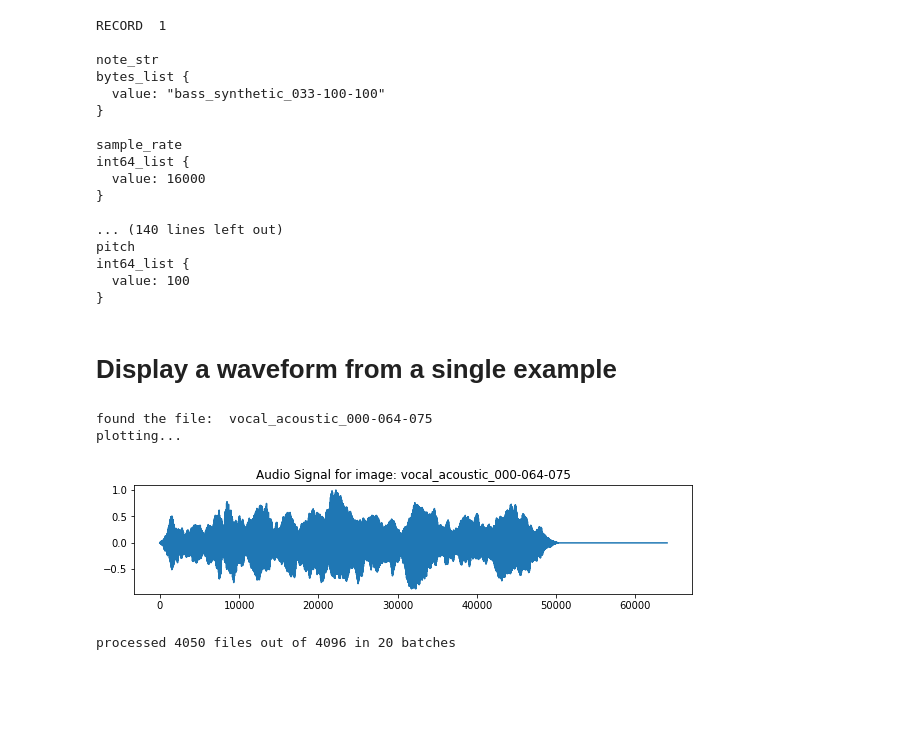
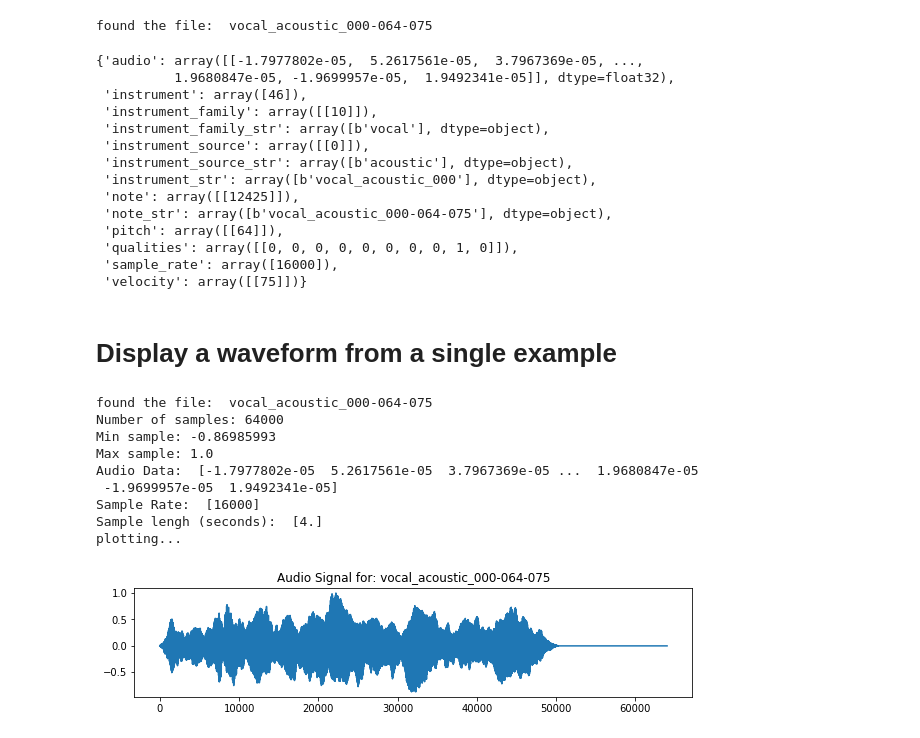
Before and after one commit to sammywachtel/udacity_capstone, a Jupyter notebook: visualizations.ipynb, the cells around one changed output. Saved outputs shown, nothing was run; the diff lists cells and outputs as text; code cells hidden in the pictures; blank space fills up the shorter version.

Commit message:
type: feature body: adding to the visualizations used in study report

```diff
--- a/visualizations.ipynb
+++ b/visualizations.ipynb
@@ -12,25 +12,27 @@ importlib.reload(audio_utils)
 importlib.reload(general_utils)
 tf.enable_eager_execution()
 # %%
-
+importlib.reload(audio_utils)
+importlib.reload(general_utils)
 #testData = tf.data.TFRecordDataset("data/nsynth-test.tfrecord")
 tf_record_file = "data/nsynth-test.tfrecord"
-general_utils.list_data_in_tfrecord(tf_record_file, 2)
+#general_utils.list_data_in_tfrecord(tf_record_file, 2)
+
+audio_name = 'vocal_acoustic_000-064-075'
+general_utils.get_data_from_tfrecord_by_note_str(audio_name, tf_record_file)
 # %% [output]
-RECORD  1
-
-note_str
-bytes_list {
-  value: "bass_synthetic_033-100-100"
-}
-
-sample_rate
-int64_list {
-  value: 16000
-}
-
-... (140 lines left out)
-pitch
-int64_list {
-  value: 100
-}
+found the file:  vocal_acoustic_000-064-075
+{'audio': array([[-1.7977802e-05,  5.2617561e-05,  3.7967369e-05, ...,
+          1.9680847e-05, -1.9699957e-05,  1.9492341e-05]], dtype=float32),
+ 'instrument': array([46]),
+ 'instrument_family': array([[10]]),
+ 'instrument_family_str': array([b'vocal'], dtype=object),
+ 'instrument_source': array([[0]]),
+ 'instrument_source_str': array([b'acoustic'], dtype=object),
+ 'instrument_str': array([b'vocal_acoustic_000'], dtype=object),
+ 'note': array([[12425]]),
+ 'note_str': array([b'vocal_acoustic_000-064-075'], dtype=object),
+ 'pitch': array([[64]]),
+ 'qualities': array([[0, 0, 0, 0, 0, 0, 0, 0, 1, 0]]),
+ 'sample_rate': array([16000]),
+ 'velocity': array([[75]])}
@@ -49,16 +41,26 @@ int64_list {
 # %%
 importlib.reload(audio_utils)
 importlib.reload(general_utils)
 audio_name = 'vocal_acoustic_000-064-075'
-audio_data = audio_utils.get_audio_sample_by_name_from_tfrecord(audio_name,'data/nsynth-test.tfrecord')
-#print(data)
+audio_data, sample_rate, name = audio_utils.get_audio_sample_by_name_from_tfrecord(audio_name,'data/nsynth-test.tfrecord')
+print('Number of samples:', len(audio_data))
+print('Min sample:', min(audio_data))
+print('Max sample:', max(audio_data))
+print('Audio Data: ', audio_data)
+print('Sample Rate: ', sample_rate)
+print('Sample lengh (seconds): ', len(audio_data) / sample_rate)
 audio_utils.graph_wav(audio_data, audio_name)
 # %% [output]
 found the file:  vocal_acoustic_000-064-075
+Number of samples: 64000
+Min sample: -0.86985993
+Max sample: 1.0
+Audio Data:  [-1.7977802e-05  5.2617561e-05  3.7967369e-05 ...  1.9680847e-05
+ -1.9699957e-05  1.9492341e-05]
+Sample Rate:  [16000]
+Sample lengh (seconds):  [4.]
 plotting...
-[figure, old version]
+[figure, new version]
 # %%
 # unpack some spectograms
-audio_utils.write_spectograms_parallelized('data/nsynth-test.tfrecord', 'data/nsynth-test-spectrograms', 200)
+#audio_utils.write_spectograms_parallelized('data/nsynth-test.tfrecord', 'data/nsynth-test-spectrograms', 200)
-# %% [output]
-processed 4050 files out of 4096 in 20 batches
```
Also changed, not shown: parts of 4 cells of this notebook, 3 other files.
